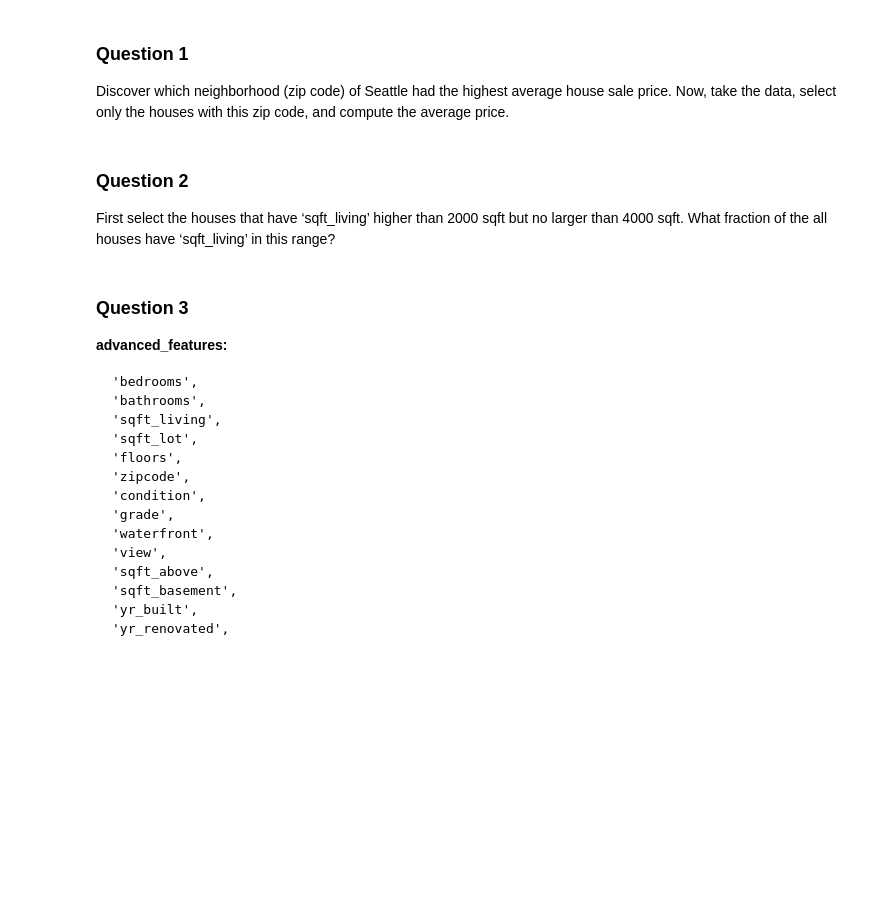
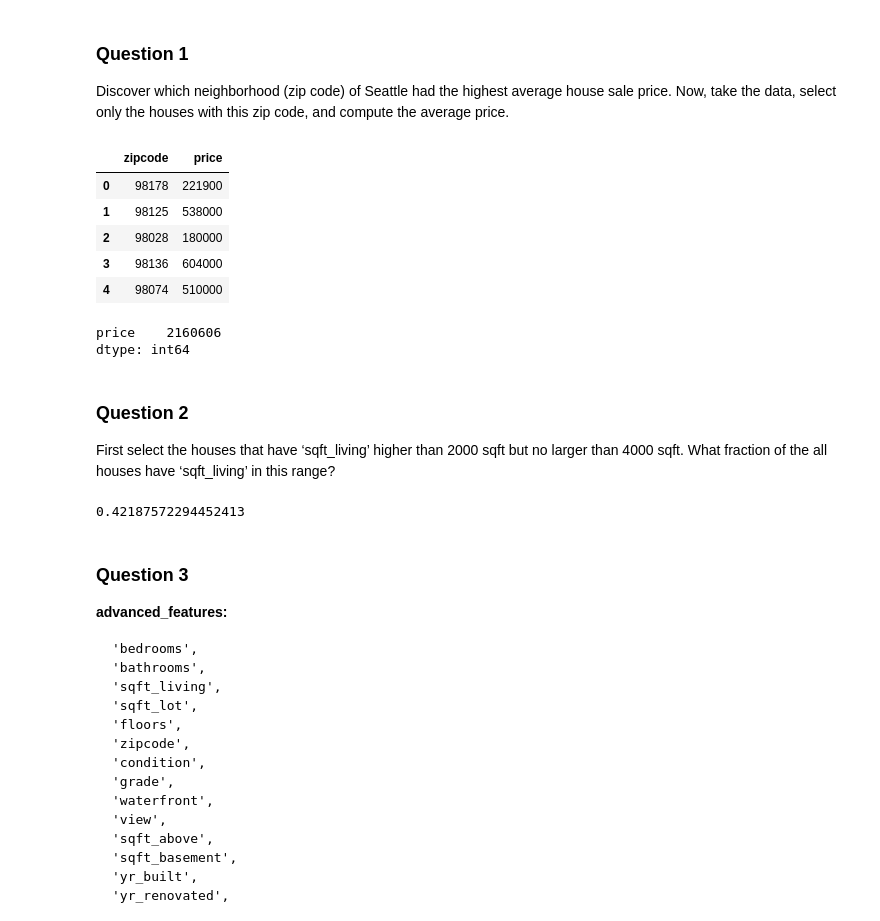
Before and after one commit to DheerajAgarwal/MachineLearning_UoW, a Jupyter notebook: Course1/Predicting house prices.ipynb, the cells around one changed output. Cells and saved outputs as stored; diff of their text form; code cells hidden in the pictures; blank space fills up the shorter version.

```diff
--- a/Course1/Predicting house prices.ipynb
+++ b/Course1/Predicting house prices.ipynb
@@ -286,10 +286,33 @@ In this case, the model with more features provides a worse prediction than the
 ### Question 1
 
 Discover which neighborhood (zip code) of Seattle had the highest average house sale price. Now, take the data, select only the houses with this zip code, and compute the average price.
+# %%
+keepers = ['zipcode', 'price']
+data_quiz = home_data[keepers]
+# %% [output]
+|  | zipcode | price |
+| 0 | 98178 | 221900 |
+| 1 | 98125 | 538000 |
+| 2 | 98028 | 180000 |
+| 3 | 98136 | 604000 |
+| 4 | 98074 | 510000 |
+# %%
+summarized_data = data_quiz.groupby('zipcode', sort=True)
+zipcode_based_means = summarized_data.mean()
+zipcode_based_means.max() # to get the max of all means
+# %% [output]
+price    2160606
+dtype: int64
 # %% [markdown]
 ### Question 2
 
 First select the houses that have ‘sqft_living’ higher than 2000 sqft but no larger than 4000 sqft. What fraction of the all houses have ‘sqft_living’ in this range?
+# %%
+data_quiz = home_data[(home_data['sqft_living']>2000) & (home_data['sqft_living'] <=4000)]
+
+print(data_quiz.shape[0] / home_data.shape[0]) # ratio taken from taking number of rowa from filtered data vs total rows.
+# %% [output]
+0.42187572294452413
 # %% [markdown]
 ### Question 3
 
```
